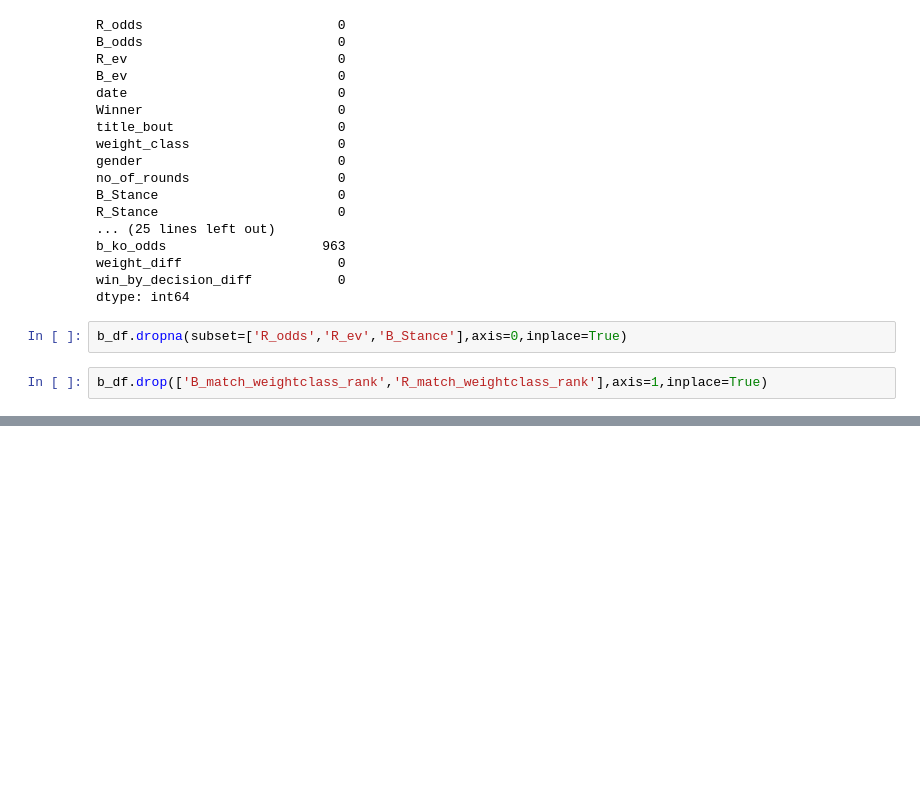
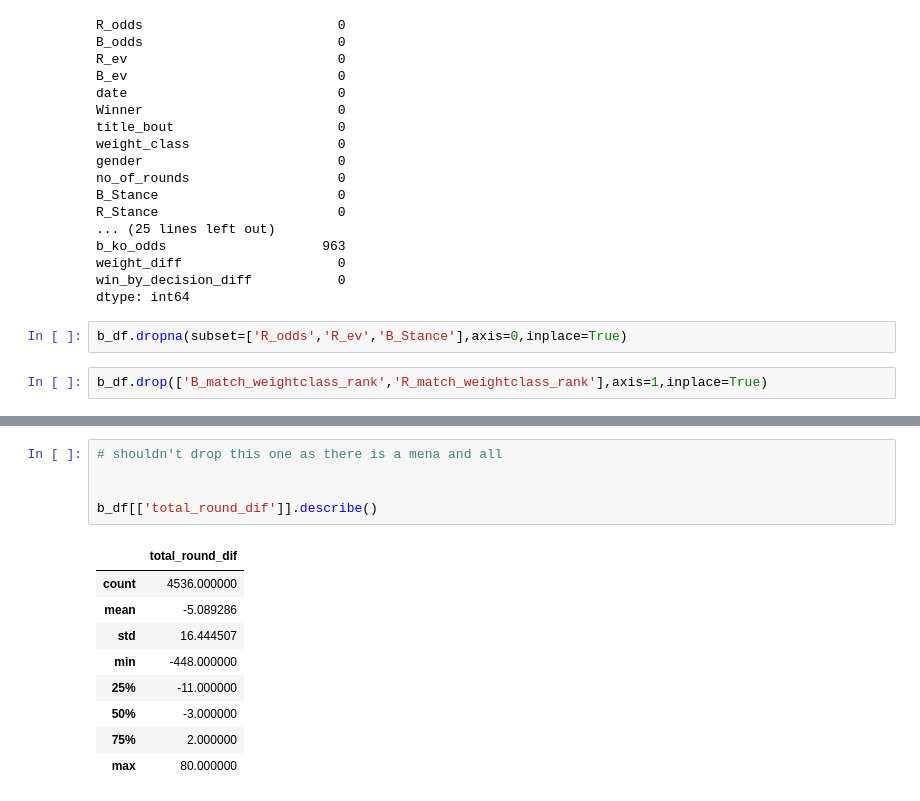
Before and after one commit to LazarAdamovic/UFC-fight-predictor, a Jupyter notebook: Attempt_2/models.ipynb, the cells around one changed output, grey strips where cells are left out. Saved outputs shown, nothing was run; the diff lists cells and outputs as text; blank space fills up the shorter version.

```diff
--- a/Attempt_2/models.ipynb
+++ b/Attempt_2/models.ipynb
@@ -79,0 +240,15 @@ temp
+# %%
+# shouldn't drop this one as there is a mena and all
+
+
+b_df[['total_round_dif']].describe()
+# %% [output]
+|  | total_round_dif |
+| count | 4536.000000 |
+| mean | -5.089286 |
+| std | 16.444507 |
+| min | -448.000000 |
+| 25% | -11.000000 |
+| 50% | -3.000000 |
+| 75% | 2.000000 |
+| max | 80.000000 |
```
Also changed, not shown: parts of 17 cells of this notebook, 1 other file.
